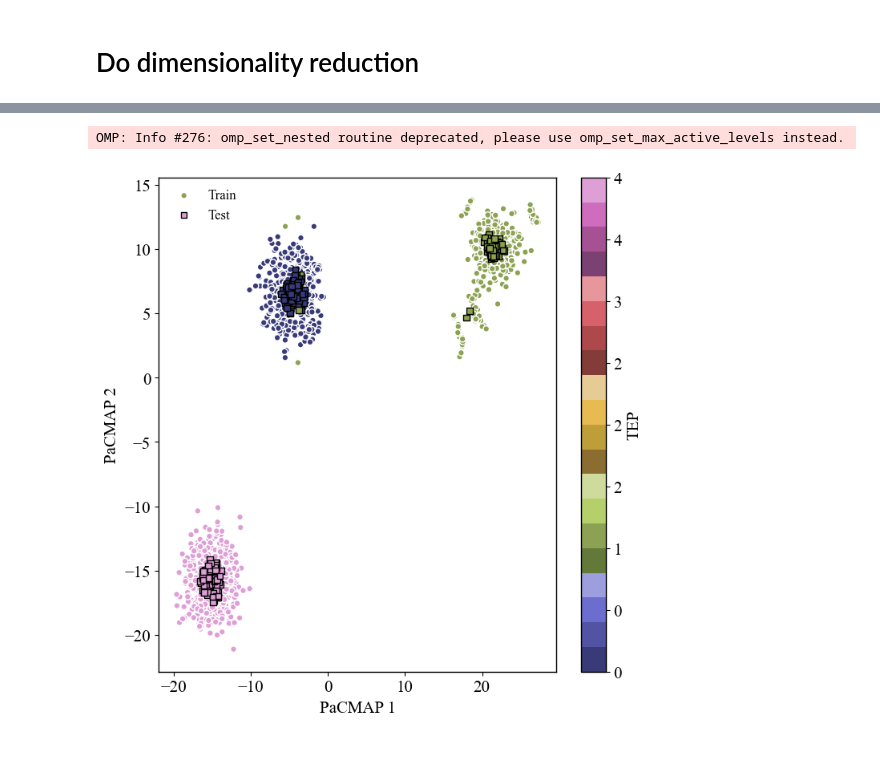
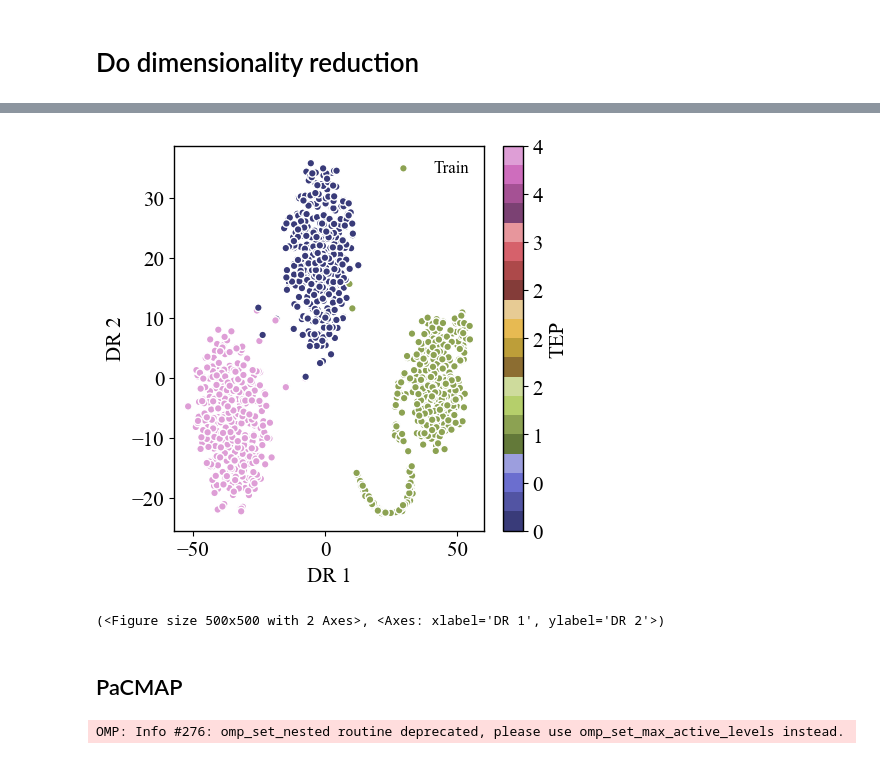
Before and after one commit to lbrice1/ai_cheme_examples, a Jupyter notebook: notebooks/Example-3-1-pacmap.ipynb, the cells around one changed output, grey strips where cells are left out. Saved outputs shown, nothing was run; the diff lists cells and outputs as text; code cells hidden in the pictures.

```diff
--- a/notebooks/Example-3-1-pacmap.ipynb
+++ b/notebooks/Example-3-1-pacmap.ipynb
@@ -60,3 +129,27 @@ X_train = scaler.transform(X_train)
+# %%
+from sklearn.manifold import TSNE
+
+def tsne_reduce(X, n_components=2):
+    """
+    Reduce the dimensionality of the data using PCA.
+    :param X: The data to be reduced.
+    :param n_components: The number of components to reduce to.
+    :return: The fitted TSNE model and the reduced data.
+    """
+    tsne_model = TSNE(n_components=n_components)
+    X_reduced = tsne_model.fit_transform(X)
+    return tsne_model, X_reduced
+
+tsne_model, X_train_reduced = tsne_reduce(X_train_scaled, n_components=2)
+# %%
+# Visualize the data
+plot_dr_projection(X_train_reduced, y_train, X_test_reduced = None, y_test = None,
+                   save_path='figures/example-3-1-tsne.png')
+# %% [output]
+[figure, added]
+(<Figure size 500x500 with 2 Axes>, <Axes: xlabel='DR 1', ylabel='DR 2'>)
+# %% [markdown]
+## PaCMAP
 # %%
 # use pacmap to reduce the dimension of the data
 from pacmap import pacmap
@@ -79,24 +171,2 @@ X_test_reduced = pacmap_model.transform(X_test)
 # %% [output]
 OMP: Info #276: omp_set_nested routine deprecated, please use omp_set_max_active_levels instead.
-# %%
-fig, ax = plt.subplots(figsize=(8, 8))
-sc = ax.scatter(X_train_reduced[:, 0], X_train_reduced[:, 1], c=y_train, edgecolors='w', cmap='tab20b', s=30)
-ax.scatter(X_test_reduced[:, 0], X_test_reduced[:, 1], marker='s', c=y_test, edgecolors='k', cmap='tab20b', s=30, alpha=1)
-cbar = plt.colorbar(sc, label='TEP')
-cbar.formatter = ticker.FormatStrFormatter('%.0f')
-ax.set_xlabel('PaCMAP 1')
-ax.set_ylabel('PaCMAP 2')
-
-plt.legend(['Train', 'Test'], loc='best', fontsize=12, frameon=False)
-
-plt.rcParams['mathtext.fontset'] = 'cm'
-plt.rcParams["font.family"] = "serif"
-plt.rcParams["font.serif"] = ["Times New Roman"
-                                ] + plt.rcParams["font.serif"]
-plt.rcParams['font.size']=15
-plt.rcParams['axes.linewidth'] = 1
-
-plt.savefig('figures/example-3-1.png', dpi=300, bbox_inches='tight')
-plt.show()
-# %% [output]
-[figure, removed]
```
Also changed, not shown: parts of 7 cells of this notebook, 7 other files.
